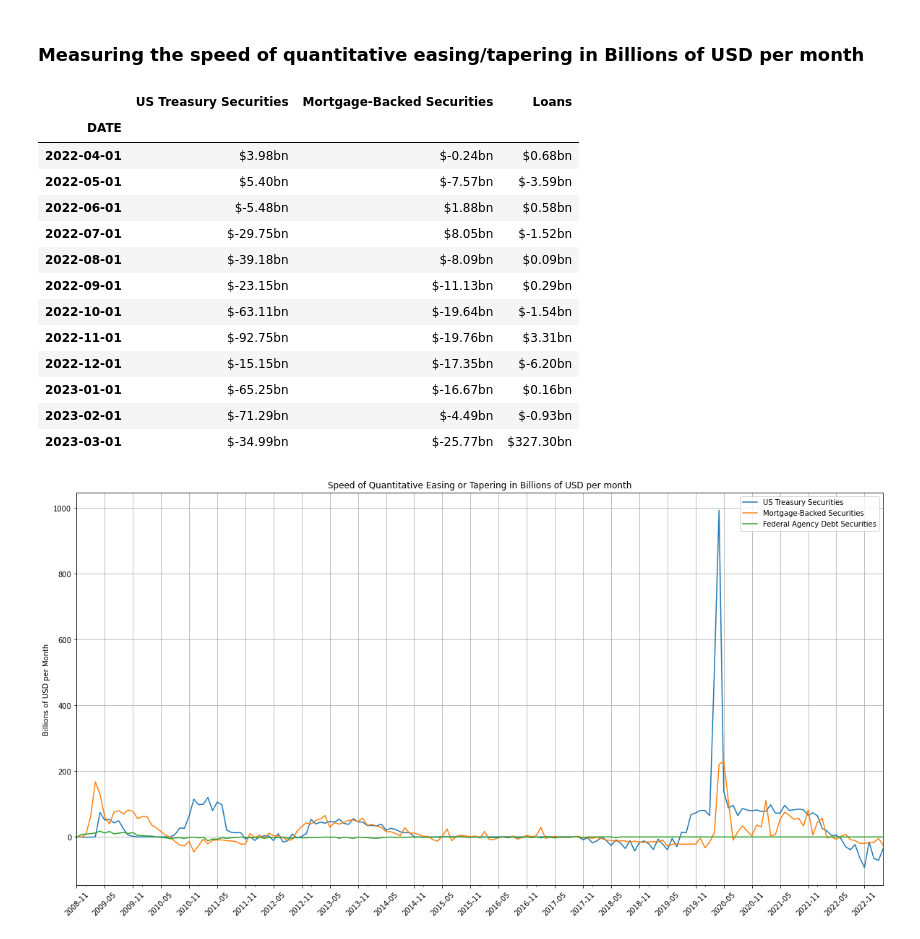
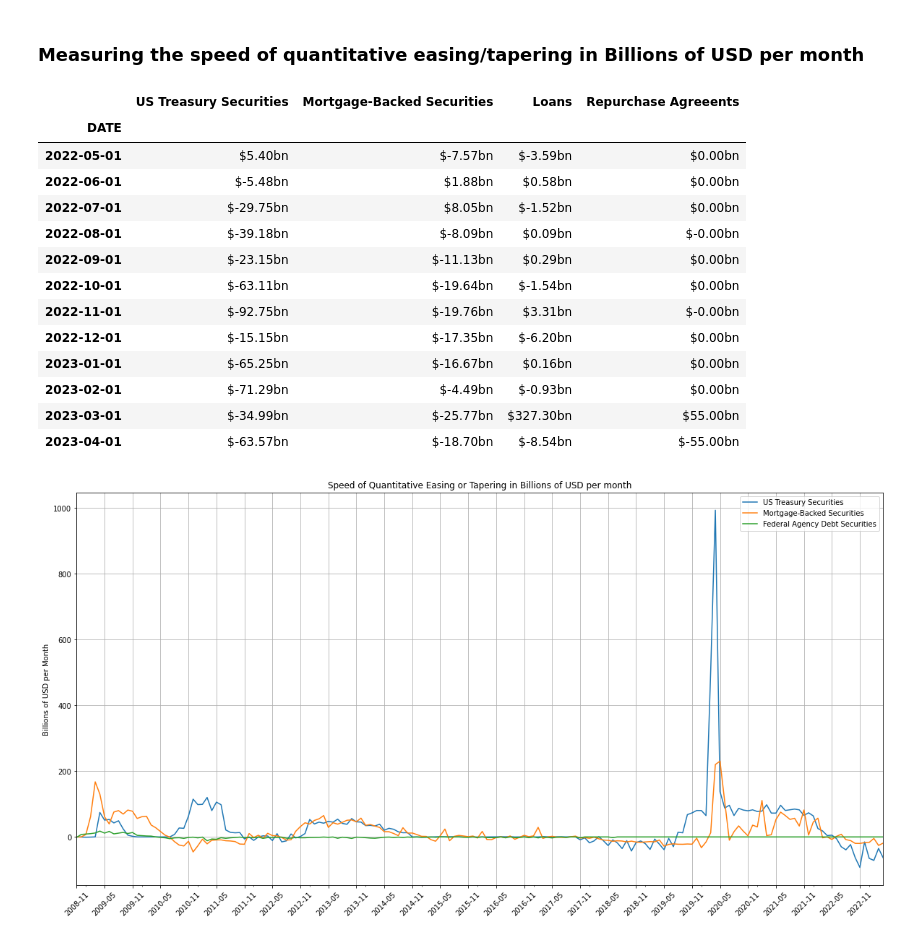
Before and after one commit to ilchen/US_Economic_Data_Analysis, a Jupyter notebook: Quantitative_Easing_and_Tapering.ipynb, the cells around one changed output. Cells and saved outputs as stored; diff of their text form; code cells hidden in the pictures.

```diff
--- a/Quantitative_Easing_and_Tapering.ipynb
+++ b/Quantitative_Easing_and_Tapering.ipynb
@@ -28,7 +28,7 @@ I use the following dataseries provided by [FRED](https://fred.stlouisfed.org) f
 
 **NB:** These data series return the face value of these securities. The unamortied differences between the face value and the purchase price is held in the _Unamortized premiums on securities held outright_ and _Unamortized discounts on securities held outright_ accounts (which can be obtained from the `WUPSHO` and `WUDSHO` series respectively).
 # %%
-sec_held_outright = web.get_data_fred(['WSHOTSL', 'WSHOMCB', 'WSHOFADSL', 'WLCFLL'],
+sec_held_outright = web.get_data_fred(['WSHOTSL', 'WSHOMCB', 'WSHOFADSL', 'WLCFLL', 'WORAL'],
                                       start=report_start, end=report_end).asfreq('W-Wed')
 
 # Converting into billions of USD
@@ -36,7 +36,8 @@ sec_held_outright /= 1000.
 # %%
 sec_held_outright.rename(
     columns={'WSHOTSL': 'US Treasury Securities', 'WSHOMCB': 'Mortgage-Backed Securities',
-             'WSHOFADSL': 'Federal Agency Debt Securities', 'WLCFLL': 'Loans'},
+             'WSHOFADSL': 'Federal Agency Debt Securities', 'WLCFLL': 'Loans',
+             'WORAL': 'Repurchase Agreeents'},
     inplace=True)
 # %%
 SEC_HELD_OUTRIGHT_COMPOSITION_TITLE = 'Federal Reserve Banks: Securities held outright (at face value)'
@@ -76,22 +77,22 @@ sec_held_outright
 # %%
 sec_held_outright_speed = (sec_held_outright - sec_held_outright.shift(1)).dropna()
 # %%
-sec_held_outright_speed.loc['2020-01':, sec_held_outright_speed.columns[[0,1,3]]].tail(12)
+sec_held_outright_speed.loc['2020-01':, sec_held_outright_speed.columns[[0,1,3,4]]].tail(12)
 # %% [output]
-|  | US Treasury Securities | Mortgage-Backed Securities | Loans |
-| DATE |  |  |  |
-| 2022-04-01 | $3.98bn | $-0.24bn | $0.68bn |
-| 2022-05-01 | $5.40bn | $-7.57bn | $-3.59bn |
-| 2022-06-01 | $-5.48bn | $1.88bn | $0.58bn |
-| 2022-07-01 | $-29.75bn | $8.05bn | $-1.52bn |
-| 2022-08-01 | $-39.18bn | $-8.09bn | $0.09bn |
-| 2022-09-01 | $-23.15bn | $-11.13bn | $0.29bn |
-| 2022-10-01 | $-63.11bn | $-19.64bn | $-1.54bn |
-| 2022-11-01 | $-92.75bn | $-19.76bn | $3.31bn |
-| 2022-12-01 | $-15.15bn | $-17.35bn | $-6.20bn |
-| 2023-01-01 | $-65.25bn | $-16.67bn | $0.16bn |
-| 2023-02-01 | $-71.29bn | $-4.49bn | $-0.93bn |
-| 2023-03-01 | $-34.99bn | $-25.77bn | $327.30bn |
+|  | US Treasury Securities | Mortgage-Backed Securities | Loans | Repurchase Agreeents |
+| DATE |  |  |  |  |
+| 2022-05-01 | $5.40bn | $-7.57bn | $-3.59bn | $0.00bn |
+| 2022-06-01 | $-5.48bn | $1.88bn | $0.58bn | $0.00bn |
+| 2022-07-01 | $-29.75bn | $8.05bn | $-1.52bn | $0.00bn |
+| 2022-08-01 | $-39.18bn | $-8.09bn | $0.09bn | $-0.00bn |
+| 2022-09-01 | $-23.15bn | $-11.13bn | $0.29bn | $0.00bn |
+| 2022-10-01 | $-63.11bn | $-19.64bn | $-1.54bn | $0.00bn |
+| 2022-11-01 | $-92.75bn | $-19.76bn | $3.31bn | $-0.00bn |
+| 2022-12-01 | $-15.15bn | $-17.35bn | $-6.20bn | $0.00bn |
+| 2023-01-01 | $-65.25bn | $-16.67bn | $0.16bn | $0.00bn |
+| 2023-02-01 | $-71.29bn | $-4.49bn | $-0.93bn | $0.00bn |
+| 2023-03-01 | $-34.99bn | $-25.77bn | $327.30bn | $55.00bn |
+| 2023-04-01 | $-63.57bn | $-18.70bn | $-8.54bn | $-55.00bn |
 # %%
 ax = sec_held_outright_speed.iloc[:,:3].plot(figsize=(20,10), grid=True,
                             title=SEC_HELD_OUTRIGHT_SPEED,
```
Also changed, not shown: parts of 9 cells of this notebook.
